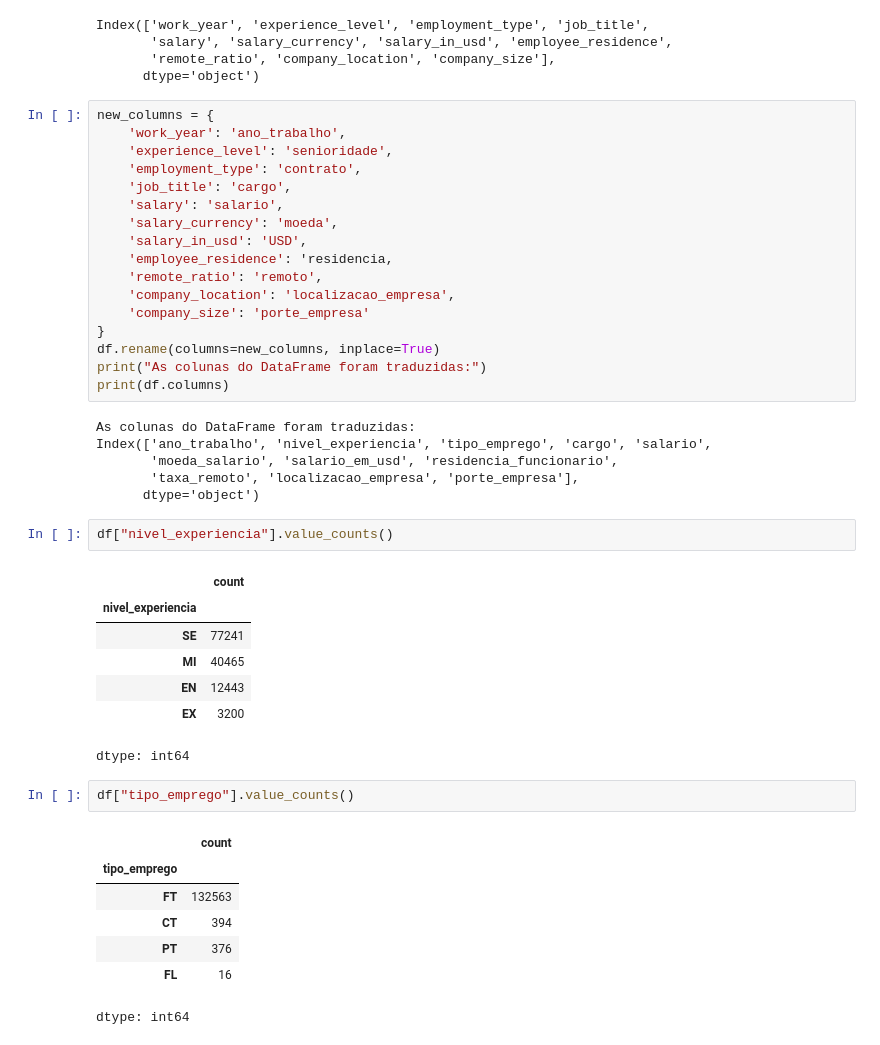
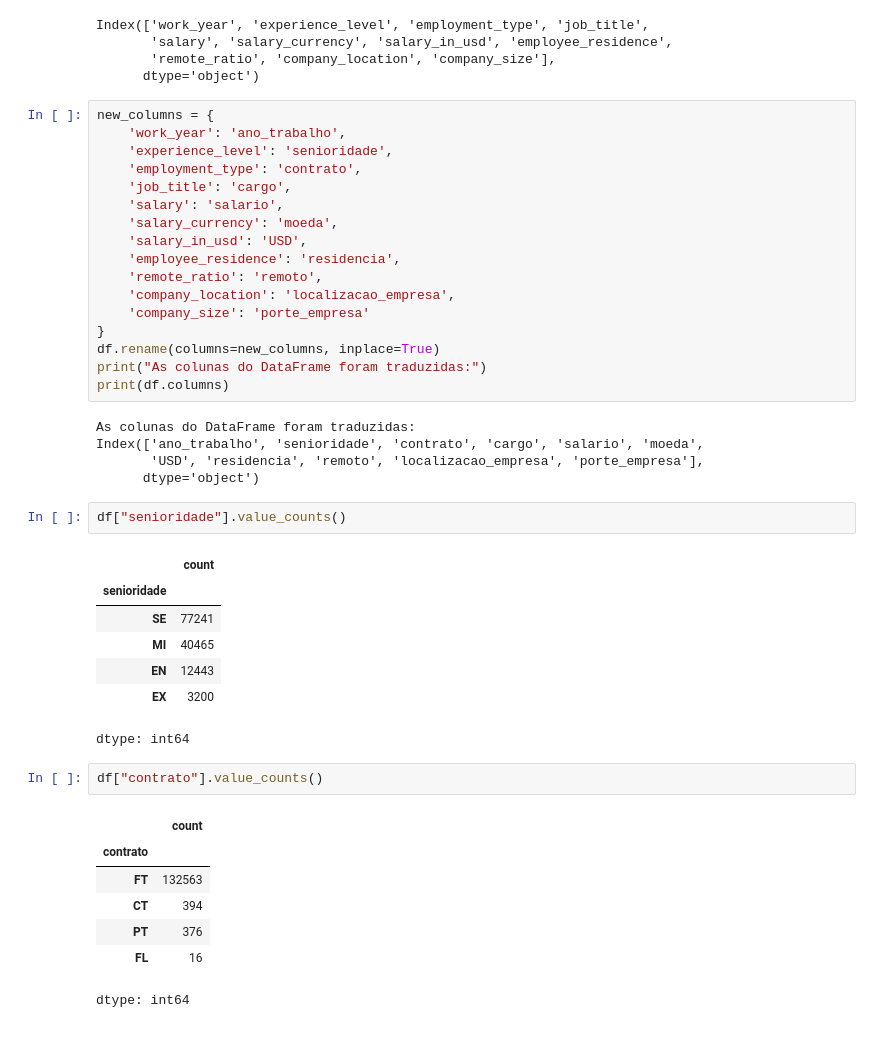
Before and after one commit to Vieiraligia/Imersao_Python_Alura, a Jupyter notebook: Aula01.ipynb, the cells around one changed output. Saved outputs shown, nothing was run; the diff lists cells and outputs as text.

```diff
--- a/Aula01.ipynb
+++ b/Aula01.ipynb
@@ -78,7 +78,7 @@ new_columns = {
     'salary': 'salario',
     'salary_currency': 'moeda',
     'salary_in_usd': 'USD',
-    'employee_residence': 'residencia,
+    'employee_residence': 'residencia',
     'remote_ratio': 'remoto',
     'company_location': 'localizacao_empresa',
     'company_size': 'porte_empresa'
@@ -88,25 +88,24 @@ print("As colunas do DataFrame foram traduzidas:")
 print(df.columns)
 # %% [output]
 As colunas do DataFrame foram traduzidas:
-Index(['ano_trabalho', 'nivel_experiencia', 'tipo_emprego', 'cargo', 'salario',
-       'moeda_salario', 'salario_em_usd', 'residencia_funcionario',
-       'taxa_remoto', 'localizacao_empresa', 'porte_empresa'],
+Index(['ano_trabalho', 'senioridade', 'contrato', 'cargo', 'salario', 'moeda',
+       'USD', 'residencia', 'remoto', 'localizacao_empresa', 'porte_empresa'],
       dtype='object')
 # %%
-df["nivel_experiencia"].value_counts()
+df["senioridade"].value_counts()
 # %% [output]
 |  | count |
-| nivel_experiencia |  |
+| senioridade |  |
 | SE | 77241 |
 | MI | 40465 |
 | EN | 12443 |
 | EX | 3200 |
 dtype: int64
 # %%
-df["tipo_emprego"].value_counts()
+df["contrato"].value_counts()
 # %% [output]
 |  | count |
-| tipo_emprego |  |
+| contrato |  |
 | FT | 132563 |
 | CT | 394 |
 | PT | 376 |
```
Also changed, not shown: parts of 16 cells of this notebook.
